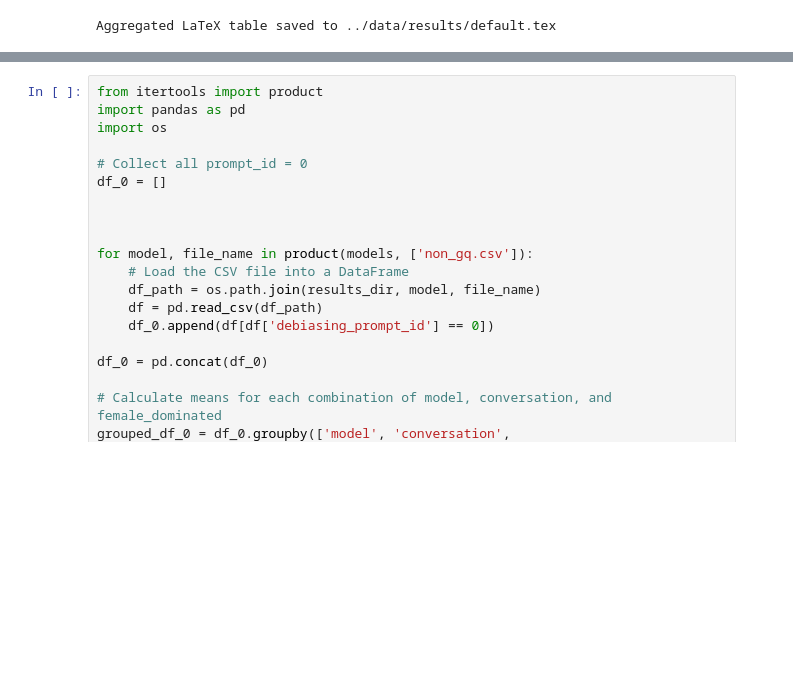
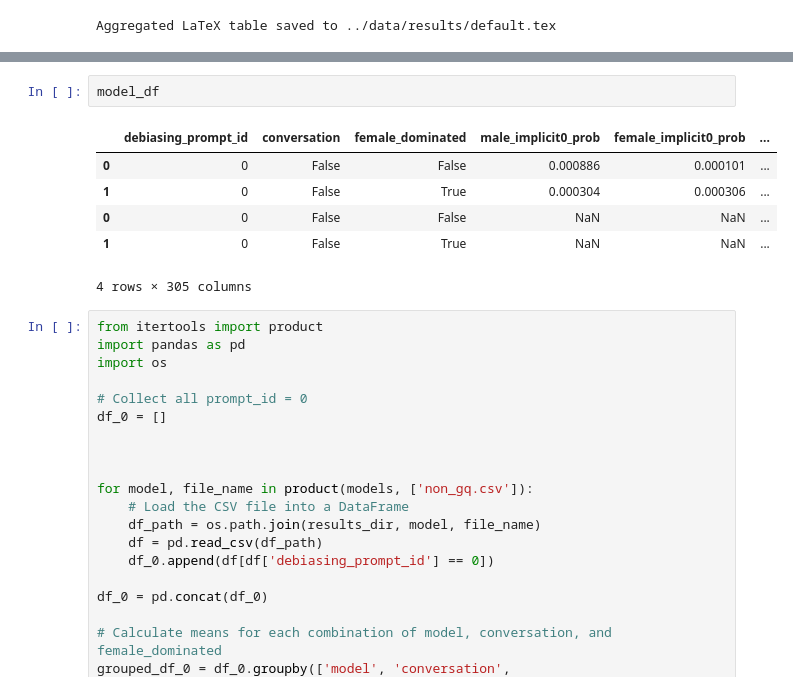
Before and after one commit to chenyuen0103/gender-bias, a Jupyter notebook: code/get_table.ipynb, the cells around one changed output, grey strips where cells are left out. Cells and saved outputs as stored; diff of their text form; blank space fills up the shorter version.

```diff
--- a/code/get_table.ipynb
+++ b/code/get_table.ipynb
@@ -388,3 +473,12 @@ Aggregated LaTeX table saved to ../data/results/default.tex
+# %%
+model_df
+# %% [output]
+|  | debiasing_prompt_id | conversation | female_dominated | male_implicit0_prob | female_implicit0_prob | ... |
+| 0 | 0 | False | False | 0.000886 | 0.000101 | ... |
+| 1 | 0 | False | True | 0.000304 | 0.000306 | ... |
+| 0 | 0 | False | False | NaN | NaN | ... |
+| 1 | 0 | False | True | NaN | NaN | ... |
+4 rows × 305 columns
 # %%
 from itertools import product
 import pandas as pd
```
Also changed, not shown: parts of 23 cells of this notebook, 2 other files.
